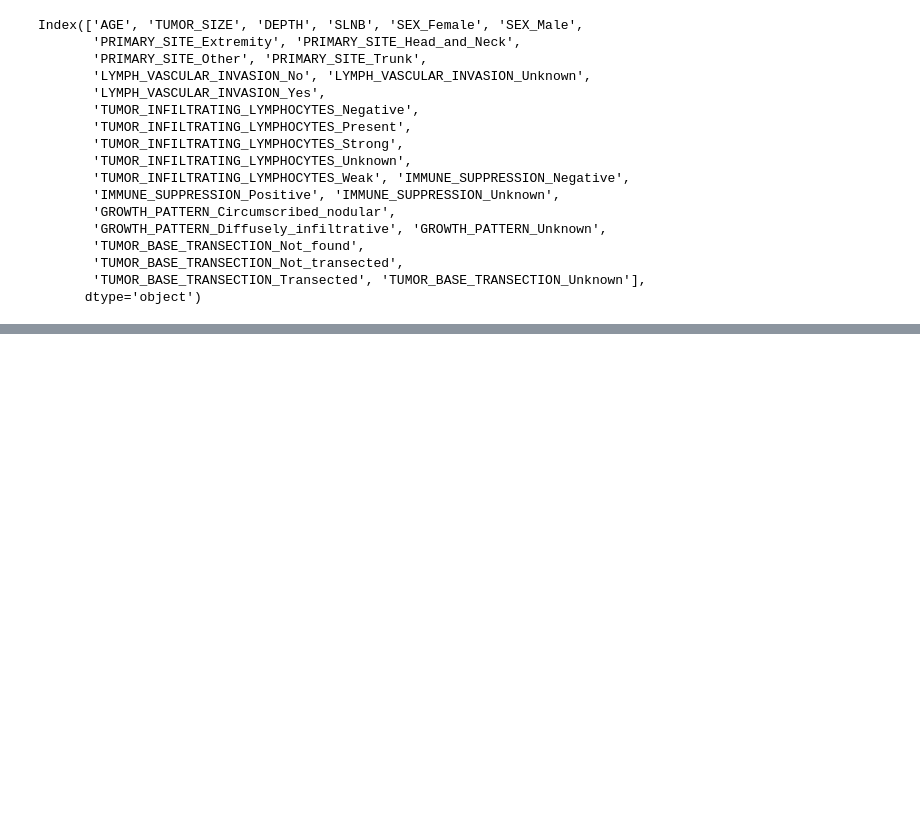
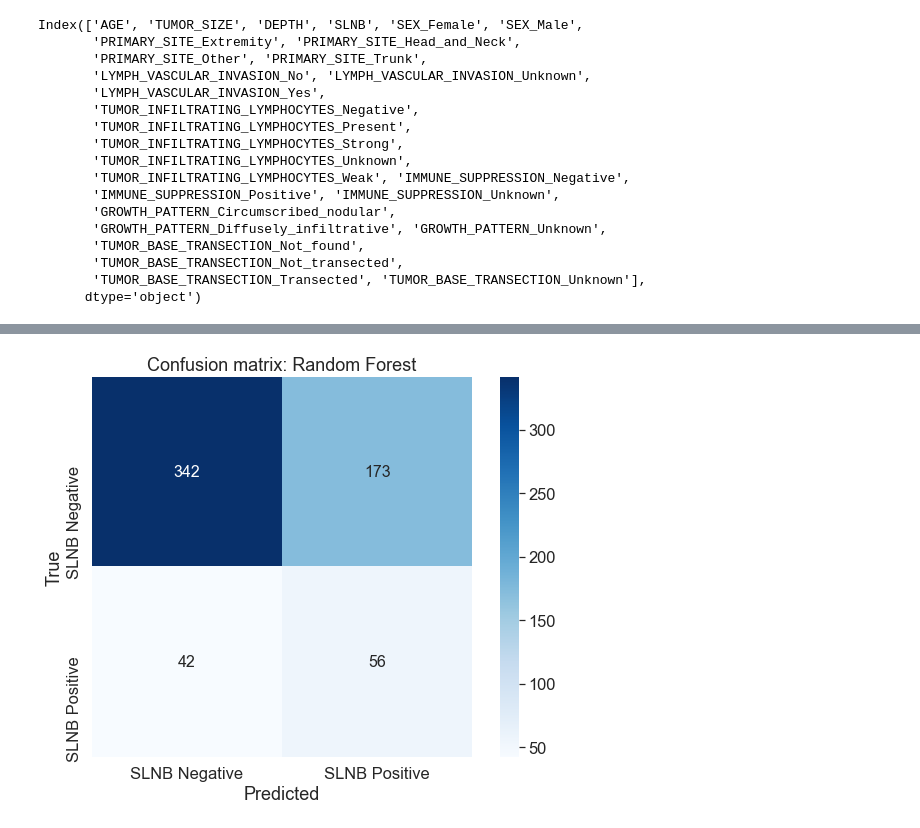
Before and after one commit to jerryji1993/MetMCC-SCAN, a Jupyter notebook: scripts/model_fitting.ipynb, the cells around one changed output, grey strips where cells are left out. Drawn from its saved outputs; the diff is of its cells as text; code cells hidden in the pictures; blank space fills up the shorter version.

```diff
--- a/scripts/model_fitting.ipynb
+++ b/scripts/model_fitting.ipynb
@@ -815,0 +924,3 @@ with open(BASE_DIR+'../model/balanced_rf_imputed_binned.pkl', 'wb') as f:
+# %%
+mcc_ncdb_sel['DEPTH'] = mcc_ncdb_sel['DEPTH'].replace([999],np.NaN)
+mcc_ncdb_sel['TUMOR_SIZE'] = mcc_ncdb_sel['TUMOR_SIZE'].replace([999],np.NaN)
@@ -815,0 +946,11 @@ with open(BASE_DIR+'../model/balanced_rf_imputed_binned.pkl', 'wb') as f:
+# %%
+mcc_ncdb_sel = pd.get_dummies(mcc_ncdb_sel)
+X_sel = np.array(mcc_ncdb_sel.loc[:, mcc_ncdb_sel.columns != 'SLNB'])
+y_sel = np.array(mcc_ncdb_sel.loc[:, mcc_ncdb_sel.columns == 'SLNB'])
+# impute by KNN
+imputer = KNNImputer()
+X_sel = imputer.fit_transform(X_sel).round()
+# split data
+X_train_sel, X_test_sel, y_train_sel, y_test_sel = train_test_split(X_sel, y_sel,
+                                                                test_size = 0.1,
+                                                                random_state = 123) # set seed to ensure reproducibility
@@ -815,0 +1156,21 @@ with open(BASE_DIR+'../model/balanced_rf_imputed_binned.pkl', 'wb') as f:
+# %%
+# train a random forest classifier
+rf = BalancedRandomForestClassifier(
+                            n_estimators=1961,#1444
+                            max_depth=6,#9
+                            max_features = 4,#10
+                            criterion = 'entropy',
+                            oob_score=True,
+                            random_state=123) # set seed to ensure reproducibility
+rf.fit(X_train_sel,y_train_sel.ravel())
+
+y_prob_sel = np.asarray(rf.predict_proba(X_test_sel))
+y_pred_sel = np.asarray(rf.predict(X_test_sel))
+y_test_sel = np.asarray(y_test_sel)
+print("test accuracy: %s" % accuracy_score(y_test_sel, y_pred_sel))
+print("test NPV: %s" % negative_pred_value(y_test_sel, y_pred_sel))
+print("test Precision: %s" % precision_score(y_test_sel, y_pred_sel))
+print("test Recall: %s" % recall_score(y_test_sel, y_pred_sel))
+print("test AUC: %s" % roc_auc_score(y_test_sel, y_prob_sel[:,1]))
+print("test F1: %s" % f1_score(y_test_sel, y_pred_sel))
+print("test AUPR: %s" % average_precision_score(y_test_sel, y_prob_sel[:,1]))
@@ -815,0 +1189,11 @@ with open(BASE_DIR+'../model/balanced_rf_imputed_binned.pkl', 'wb') as f:
+# %%
+cm = confusion_matrix(y_test_sel, y_pred_sel)
+df_cm = pd.DataFrame(cm, index = [i for i in ["SLNB Negative","SLNB Positive"]],
+                  columns = [i for i in ["SLNB Negative","SLNB Positive"]])
+plt.figure(figsize = (10,7))
+ax = sns.heatmap(df_cm, annot=True, cmap='Blues',square=True, fmt='d').set_title('Confusion matrix: Random Forest')
+plt.xlabel("Predicted")
+plt.ylabel("True")
+plt.show()
+# %% [output]
+[figure, added]
```
Also changed, not shown: parts of 36 cells of this notebook.
